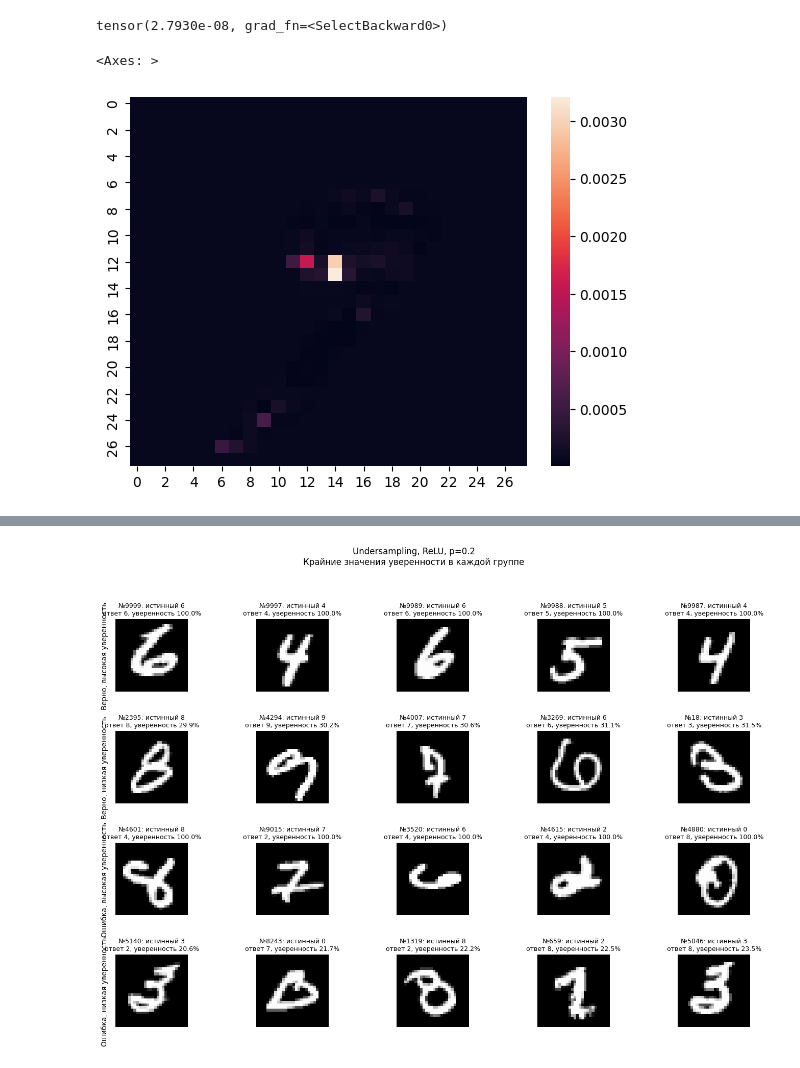
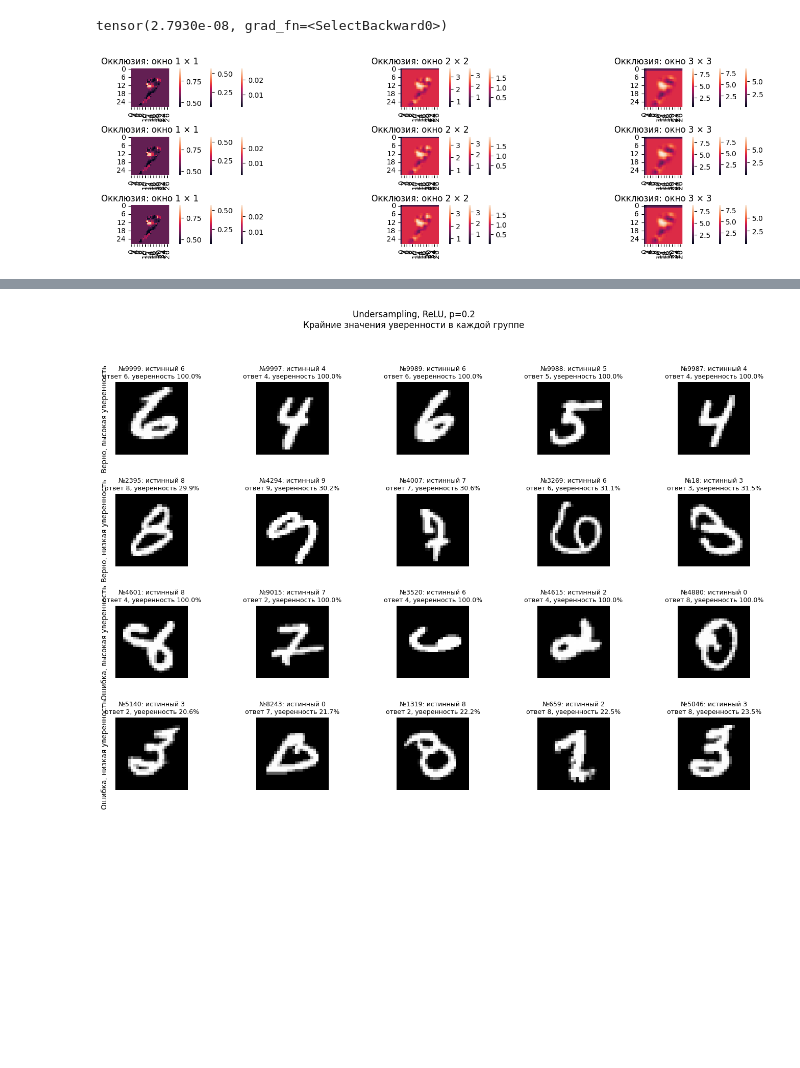
Before and after one commit to BorisVIkVik/MNIST_VALIDATION_LAB, a Jupyter notebook: Lab.ipynb, the cells around one changed output, grey strips where cells are left out. Drawn from its saved outputs; the diff is of its cells as text; code cells hidden in the pictures; blank space fills up the shorter version.

Commit message:
good occlusion viz

```diff
--- a/Lab.ipynb
+++ b/Lab.ipynb
@@ -658,5 +660,13 @@ def occlusion(model, kernel, image, right_class):
 # %%
-sns.heatmap(occlusion(model, 1, np.array(to_image(X.iloc[33])), 9))
+occlusion_image = np.array(to_image(X.iloc[33]))
+fig, axes = plt.subplots(3, 3, figsize=(15, 4), constrained_layout=True)
+axes = axes.flatten()
+models_occl = [models_with_different_p_balanced[1], models_with_different_p[1], models_with_different_p_sigmoid[0]]
+for m in models_occl:
+    for ax, kernel_size in zip(axes, (1, 2, 3, 1, 2, 3, 1, 2, 3)):
+        heatmap = occlusion(m, kernel_size, occlusion_image, 9)
+        sns.heatmap(heatmap, ax=ax, square=True)
+        ax.set_title(f'Окклюзия: окно {kernel_size} × {kernel_size}')
+plt.show()
 # %% [output]
-<Axes: >
-[figure, old version]
+[figure, new version]
```
Also changed, not shown: parts of 3 cells of this notebook.
